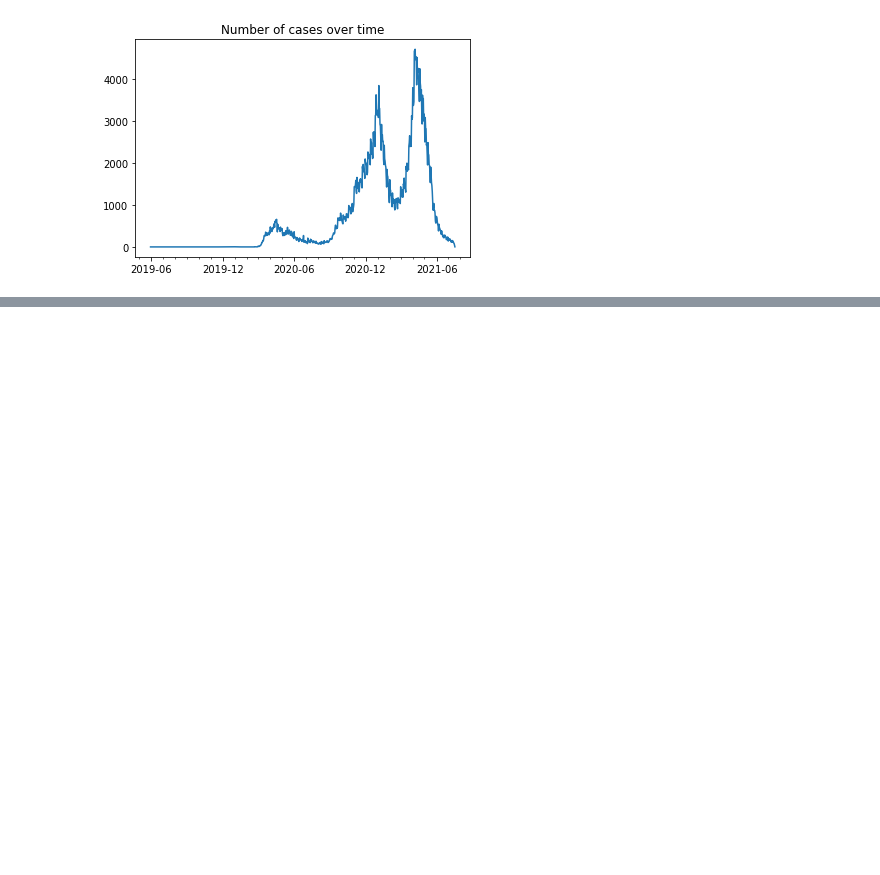
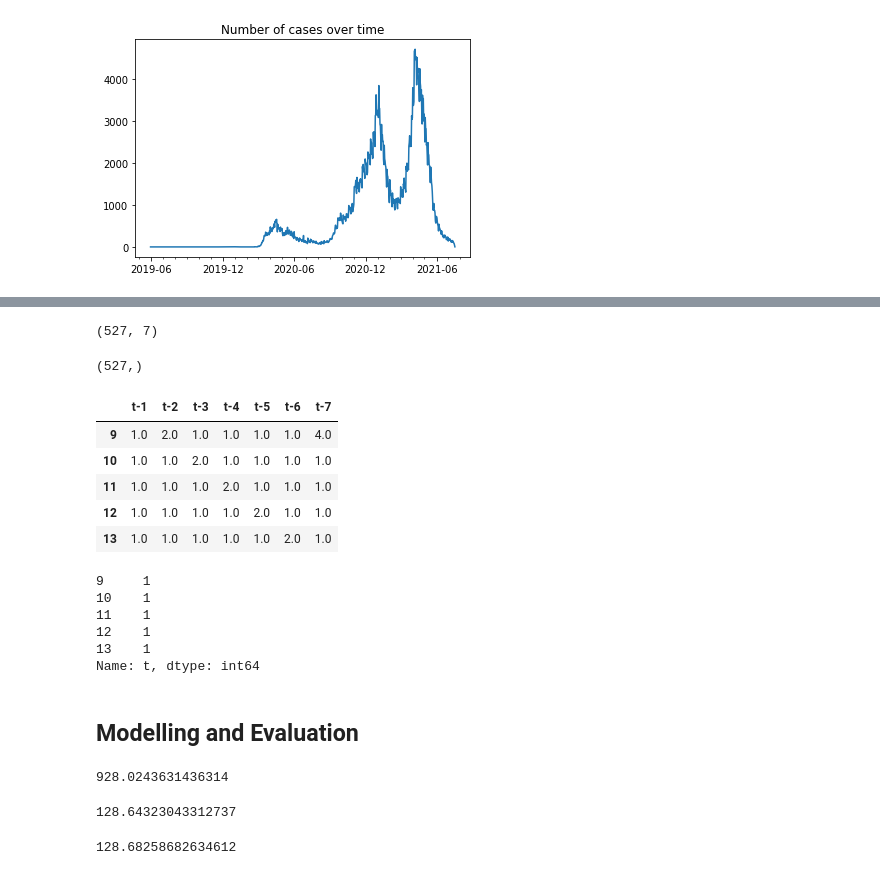
Before and after one commit to farbodab/ds-tools-ai4ph, a Jupyter notebook: Data Science Tools.ipynb, the cells around one changed output, grey strips where cells are left out. Saved outputs shown, nothing was run; the diff lists cells and outputs as text; code cells hidden in the pictures; blank space fills up the shorter version.

```diff
--- a/Data Science Tools.ipynb
+++ b/Data Science Tools.ipynb
@@ -236,0 +446,67 @@ Text(0.5, 1.0, 'Number of cases over time')
+# %%
+x = agg[['t-1','t-2','t-3','t-4','t-5','t-6','t-7']]
+y = agg['t']
+
+test_size = 0.3
+dataset_size = len(agg)
+test_index = int(test_size * dataset_size)
+
+
+x_train, x_test, y_train, y_test = x[:test_index], x[test_index:], y[:test_index], y[test_index:]
+# %%
+x.shape
+# %% [output]
+(527, 7)
+# %%
+y.shape
+# %% [output]
+(527,)
+# %%
+x_train.head()
+# %% [output]
+|  | t-1 | t-2 | t-3 | t-4 | t-5 | t-6 | t-7 |
+| 9 | 1.0 | 2.0 | 1.0 | 1.0 | 1.0 | 1.0 | 4.0 |
+| 10 | 1.0 | 1.0 | 2.0 | 1.0 | 1.0 | 1.0 | 1.0 |
+| 11 | 1.0 | 1.0 | 1.0 | 2.0 | 1.0 | 1.0 | 1.0 |
+| 12 | 1.0 | 1.0 | 1.0 | 1.0 | 2.0 | 1.0 | 1.0 |
+| 13 | 1.0 | 1.0 | 1.0 | 1.0 | 1.0 | 2.0 | 1.0 |
+# %%
+y_train.head()
+# %% [output]
+9     1
+10    1
+11    1
+12    1
+13    1
+Name: t, dtype: int64
+# %% [markdown]
+## Modelling and Evaluation
+# %%
+from sklearn.ensemble import RandomForestRegressor
+from sklearn.metrics import mean_absolute_error
+
+
+regr = RandomForestRegressor()
+regr.fit(x_train,y_train)
+y_pred = regr.predict(x_test)
+mean_absolute_error(y_test,y_pred)
+# %% [output]
+928.0243631436314
+# %%
+from sklearn.linear_model import LinearRegression
+
+regr = LinearRegression()
+regr.fit(x_train,y_train)
+y_pred = regr.predict(x_test)
+mean_absolute_error(y_test,y_pred)
+# %% [output]
+128.64323043312737
+# %%
+from sklearn.linear_model import Lasso
+
+regr = Lasso()
+regr.fit(x_train,y_train)
+y_pred = regr.predict(x_test)
+mean_absolute_error(y_test,y_pred)
+# %% [output]
+128.68258682634612
```
Also changed, not shown: parts of 64 cells of this notebook, 5 other files.
